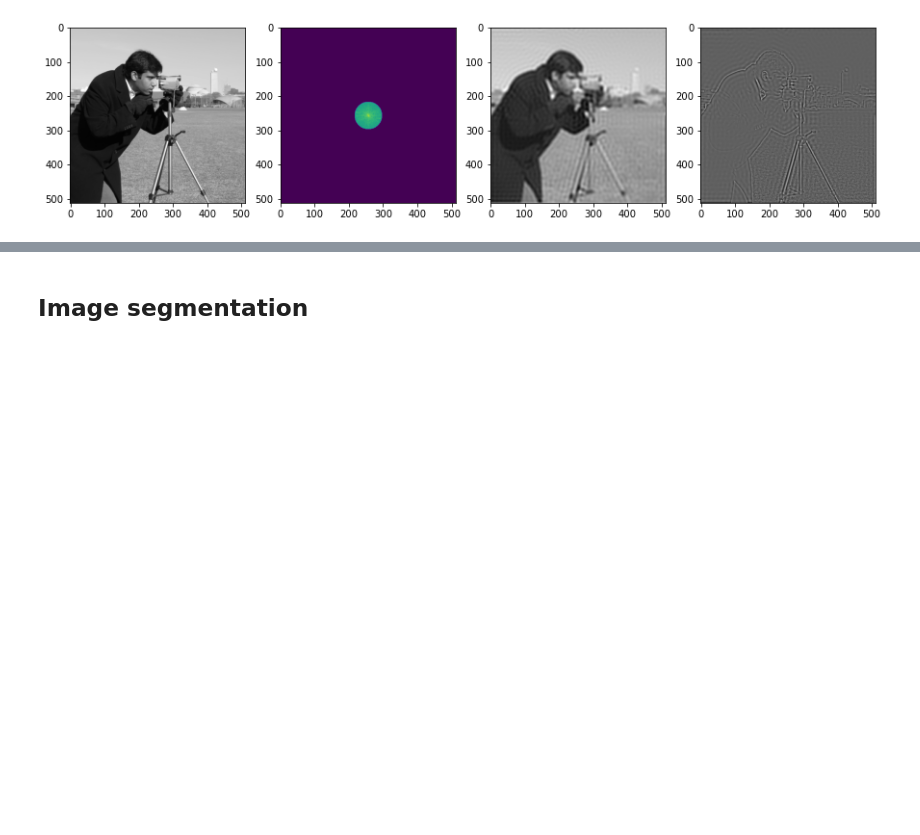
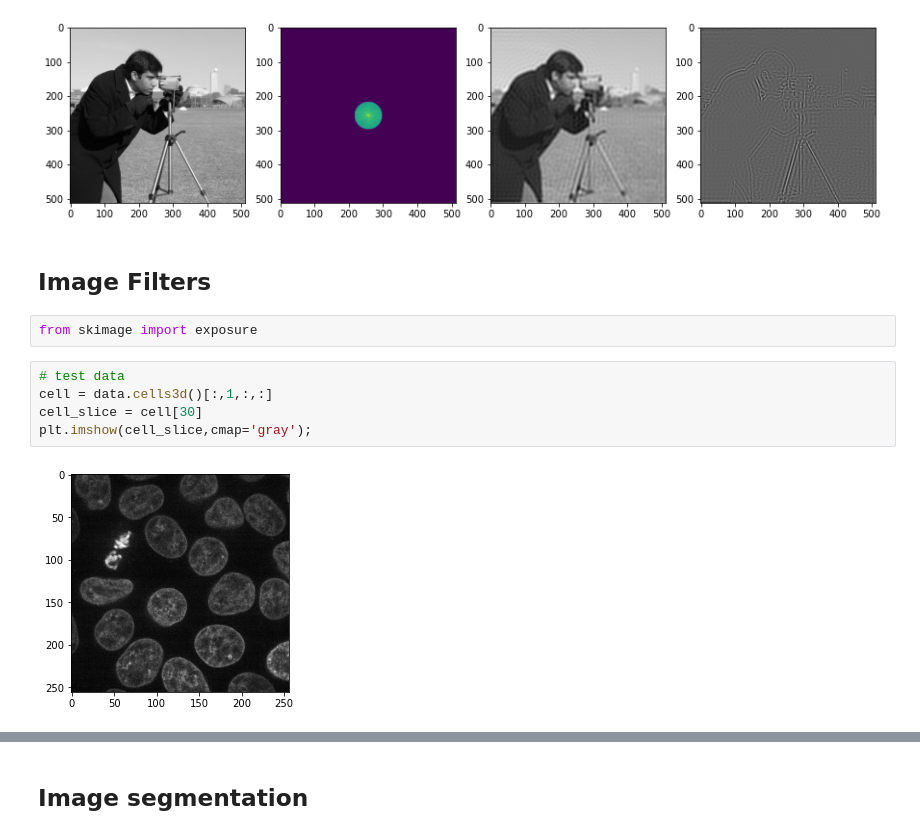
Before and after one commit to ehgus/python-101, a Jupyter notebook: chp2-image-processing.ipynb, the cells around one changed output, grey strips where cells are left out. Drawn from its saved outputs; the diff is of its cells as text; blank space fills up the shorter version.

Commit message:
chp2-image-processing-done

```diff
--- a/chp2-image-processing.ipynb
+++ b/chp2-image-processing.ipynb
@@ -111,3 +120,14 @@ axes[2].imshow(cman_high_filtered,cmap='gray')
 axes[3].imshow(cman_row_filtered,cmap='gray');
 # %% [output]
 [figure]
+# %% [markdown]
+## Image Filters
+# %%
+from skimage import exposure
+# %%
+# test data
+cell = data.cells3d()[:,1,:,:]
+cell_slice = cell[30]
+plt.imshow(cell_slice,cmap='gray');
+# %% [output]
+[figure, added]
```
Also changed, not shown: parts of 8 cells of this notebook.
